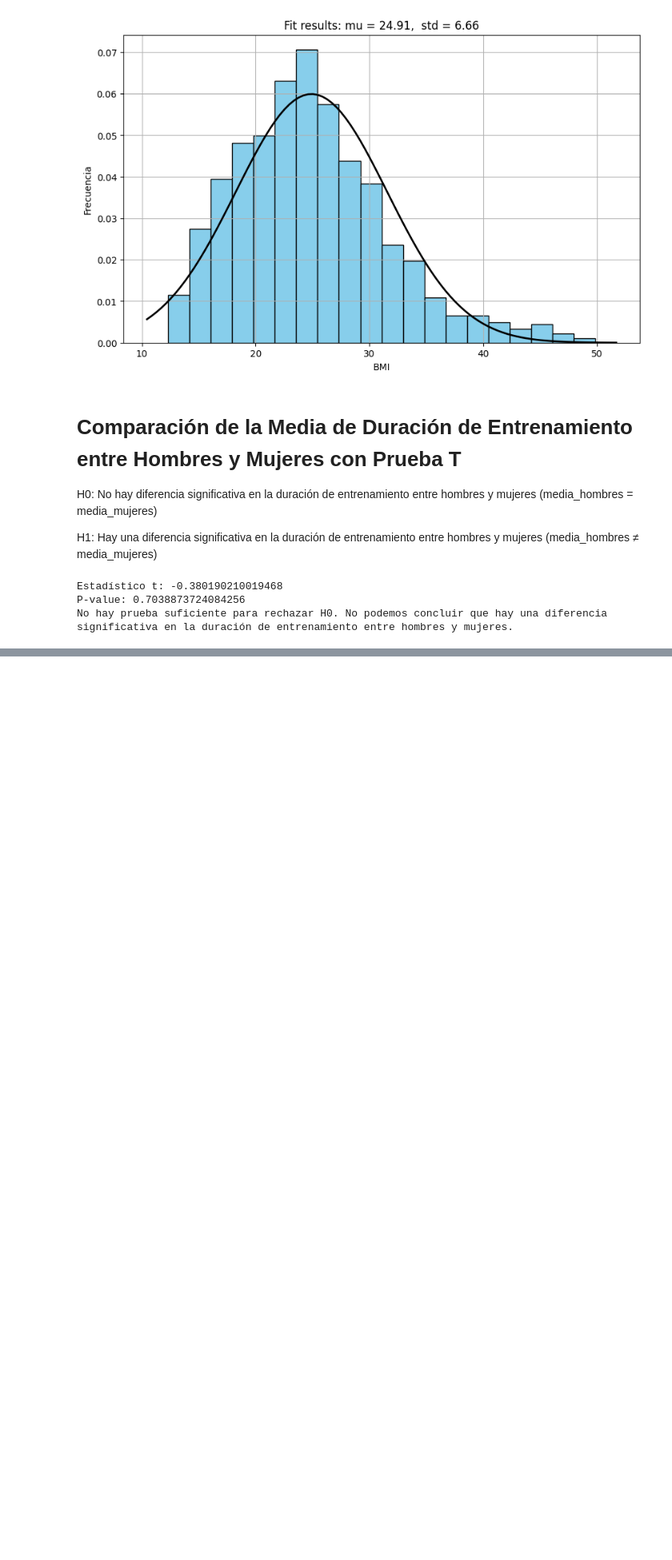
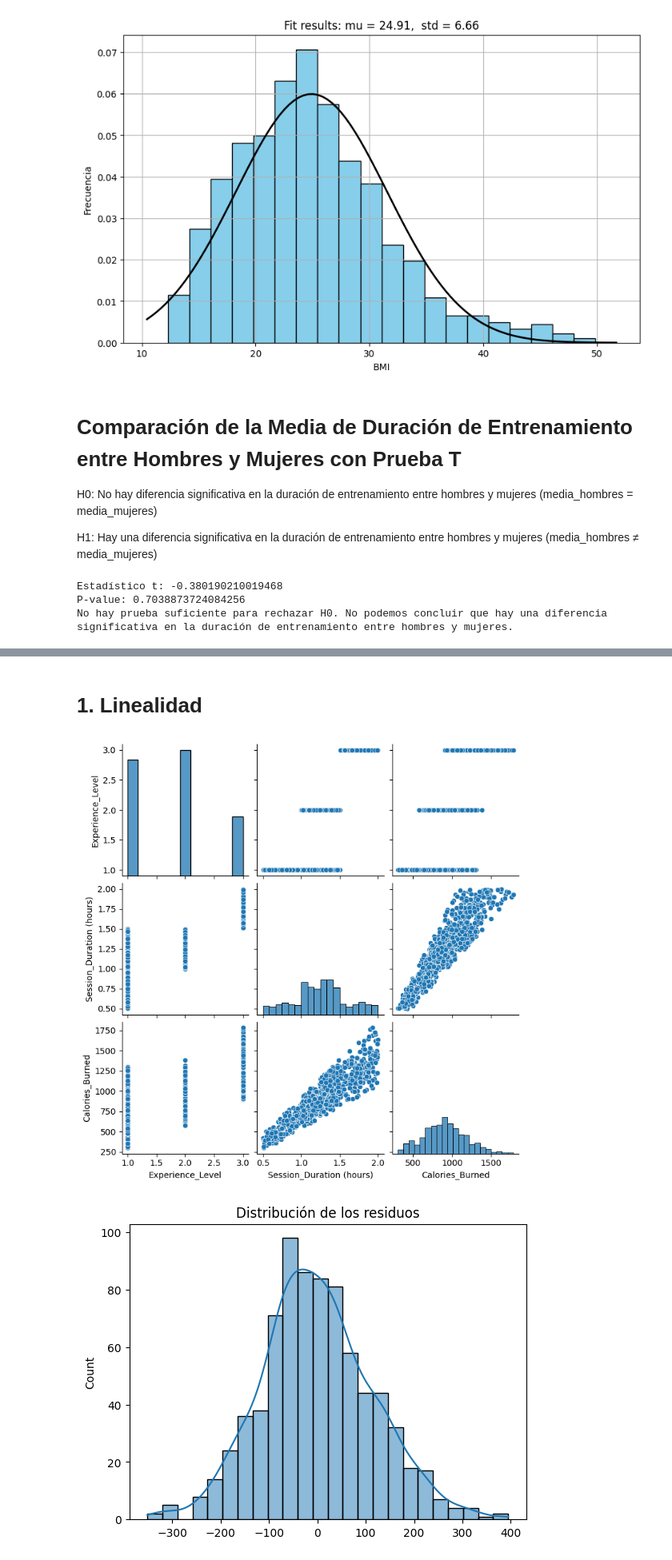
Before and after one commit to Ghavvvo/Proyecto-Final-de-Estadistica, a Jupyter notebook: Proyecto.ipynb, the cells around one changed output, grey strips where cells are left out. Shown at 80% size. Saved outputs shown, nothing was run; the diff lists cells and outputs as text; code cells hidden in the pictures; blank space fills up the shorter version.

```diff
--- a/Proyecto.ipynb
+++ b/Proyecto.ipynb
@@ -710,3 +715,31 @@ print(conclusion)
 Estadístico t: -0.380190210019468
 P-value: 0.7038873724084256
 No hay prueba suficiente para rechazar H0. No podemos concluir que hay una diferencia significativa en la duración de entrenamiento entre hombres y mujeres.
+# %%
+# Seleccionar las variables independientes y dependientes
+X = df[['Experience_Level', 'Session_Duration (hours)']]
+y = df['Calories_Burned']
+
+# Dividir los datos en conjuntos de entrenamiento y prueba
+X_train, X_test, y_train, y_test = train_test_split(X, y, test_size=0.2, random_state=0)
+
+# Ajustar el modelo de regresión lineal múltiple
+model = LinearRegression()
+model.fit(X_train, y_train)
+
+# Realizar predicciones
+y_pred = model.predict(X_test)
+
+# Evaluar el modelo
+mse = mean_squared_error(y_test, y_pred)
+r2 = r2_score(y_test, y_pred)
+print(f'Mean Squared Error: {mse}')
+print(f'R^2 Score: {r2}')
+
+# Añadir una constante para el modelo de statsmodels
+X_train_sm = sm.add_constant(X_train)
+X_test_sm = sm.add_constant(X_test)
+
+# Ajustar el modelo con statsmodels
+model_sm = sm.OLS(y_train, X_train_sm).fit()
+print(model_sm.summary())
@@ -712,0 +764,14 @@ No hay prueba suficiente para rechazar H0. No podemos concluir que hay una difer
+# %% [markdown]
+# 1. Linealidad
+# %%
+sns.pairplot(df[['Experience_Level', 'Session_Duration (hours)', 'Calories_Burned']])
+plt.show()
+
+# 2. Normalidad de los residuos
+residuals = y_train - model_sm.predict(X_train_sm)
+sns.histplot(residuals, kde=True)
+plt.title('Distribución de los residuos')
+plt.show()
+# %% [output]
+[figure, added]
+[figure, added]
```
Also changed, not shown: parts of 12 cells of this notebook.
